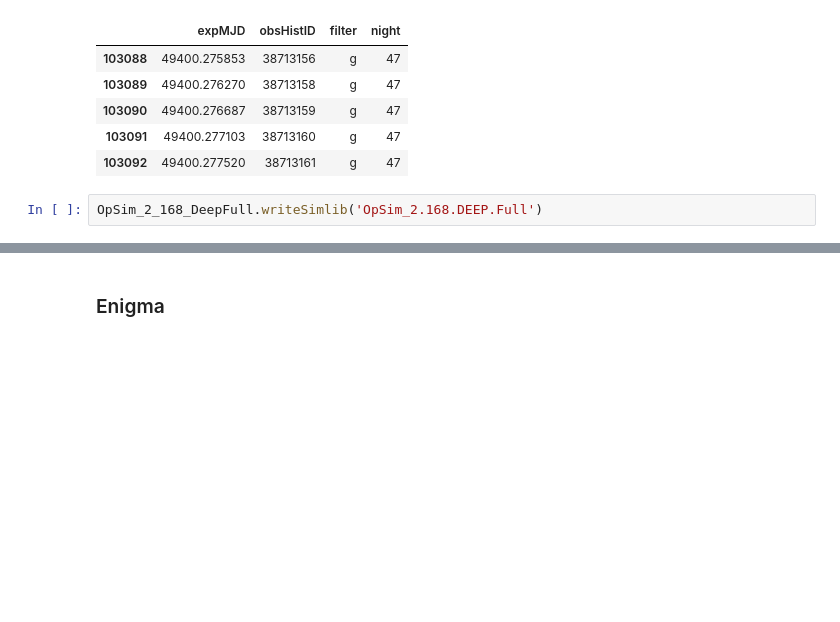
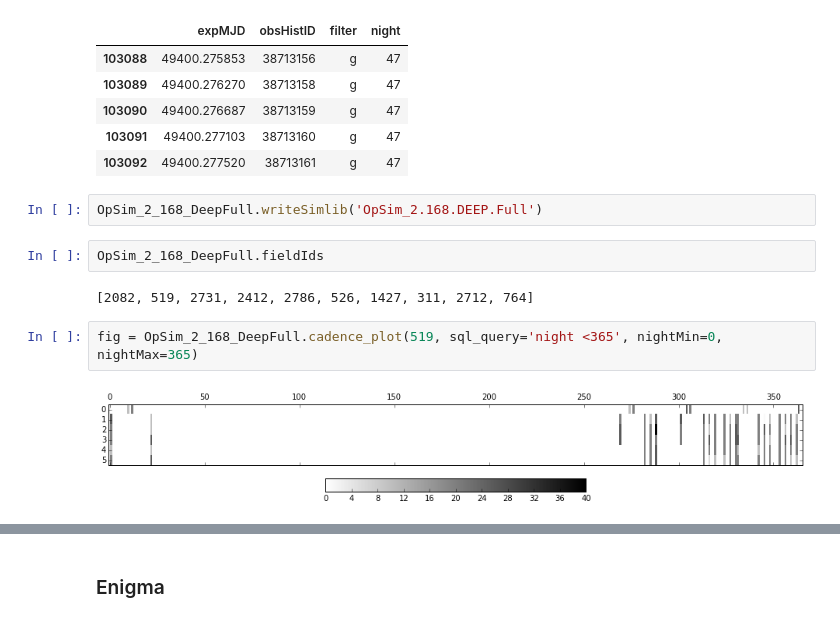
Before and after one commit to LSSTDESC/OpSimSummary, a Jupyter notebook: example/ExampleSimlib.ipynb, the cells around one changed output, grey strips where cells are left out. Drawn from its saved outputs; the diff is of its cells as text; blank space fills up the shorter version.

```diff
--- a/example/ExampleSimlib.ipynb
+++ b/example/ExampleSimlib.ipynb
@@ -131,3 +145,11 @@ OpSim_2_168_DeepFull.simlib(2082)[['expMJD','obsHistID','filter', 'night']].head
 | 103092 | 49400.277520 | 38713161 | g | 47 |
 # %%
 OpSim_2_168_DeepFull.writeSimlib('OpSim_2.168.DEEP.Full')
+# %%
+OpSim_2_168_DeepFull.fieldIds
+# %% [output]
+[2082, 519, 2731, 2412, 2786, 526, 1427, 311, 2712, 764]
+# %%
+fig = OpSim_2_168_DeepFull.cadence_plot(519, sql_query='night <365', nightMin=0, nightMax=365)
+# %% [output]
+[figure, added]
```
Also changed, not shown: parts of 14 cells of this notebook, 1 other file.
